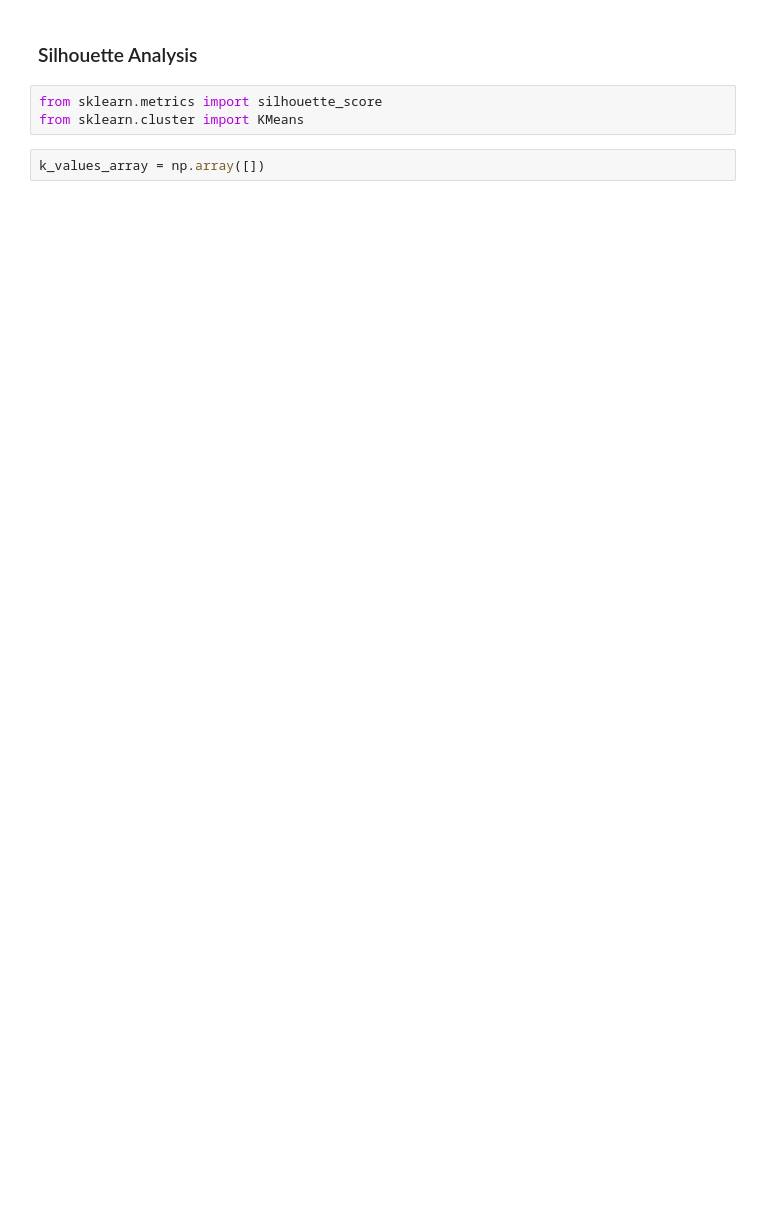
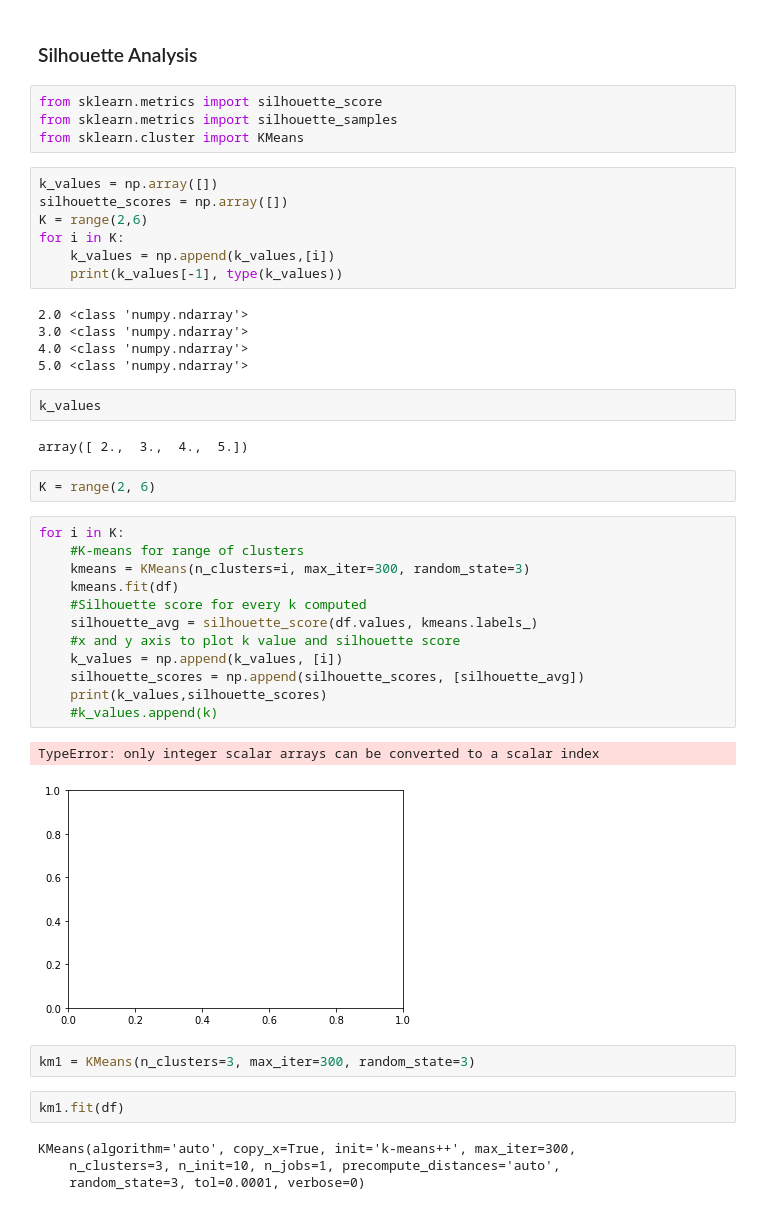
Before and after one commit to JiayuanGuo/Learning-Dash, a Jupyter notebook: Transtomics_Clustering/KMeansClustering.ipynb, the cells around one changed output. Cells and saved outputs as stored; diff of their text form; blank space fills up the shorter version.

Commit message:
silhouette analysis

```diff
--- a/Transtomics_Clustering/KMeansClustering.ipynb
+++ b/Transtomics_Clustering/KMeansClustering.ipynb
@@ -230,6 +204,46 @@ Running Time is  21.199216842651367 s
 ### Silhouette Analysis
 # %%
 from sklearn.metrics import silhouette_score
+from sklearn.metrics import silhouette_samples
 from sklearn.cluster import KMeans
-# %%
-k_values_array = np.array([])
+# %%
+k_values = np.array([])
+silhouette_scores = np.array([])
+K = range(2,6)
+for i in K:
+    k_values = np.append(k_values,[i])
+    print(k_values[-1], type(k_values))
+# %% [output]
+2.0 <class 'numpy.ndarray'>
+3.0 <class 'numpy.ndarray'>
+4.0 <class 'numpy.ndarray'>
+5.0 <class 'numpy.ndarray'>
+# %%
+k_values
+# %% [output]
+array([ 2.,  3.,  4.,  5.])
+# %%
+K = range(2, 6)
+# %%
+for i in K:
+    #K-means for range of clusters
+    kmeans = KMeans(n_clusters=i, max_iter=300, random_state=3)
+    kmeans.fit(df)
+    #Silhouette score for every k computed
+    silhouette_avg = silhouette_score(df.values, kmeans.labels_)
+    #x and y axis to plot k value and silhouette score
+    k_values = np.append(k_values, [i])
+    silhouette_scores = np.append(silhouette_scores, [silhouette_avg])
+    print(k_values,silhouette_scores)
+    #k_values.append(k)
+# %% [output]
+TypeError: only integer scalar arrays can be converted to a scalar index
+[figure, added]
+# %%
+km1 = KMeans(n_clusters=3, max_iter=300, random_state=3)
+# %%
+km1.fit(df)
+# %% [output]
+KMeans(algorithm='auto', copy_x=True, init='k-means++', max_iter=300,
+    n_clusters=3, n_init=10, n_jobs=1, precompute_distances='auto',
+    random_state=3, tol=0.0001, verbose=0)
```
Also changed, not shown: parts of 18 cells of this notebook, 2 other files.
